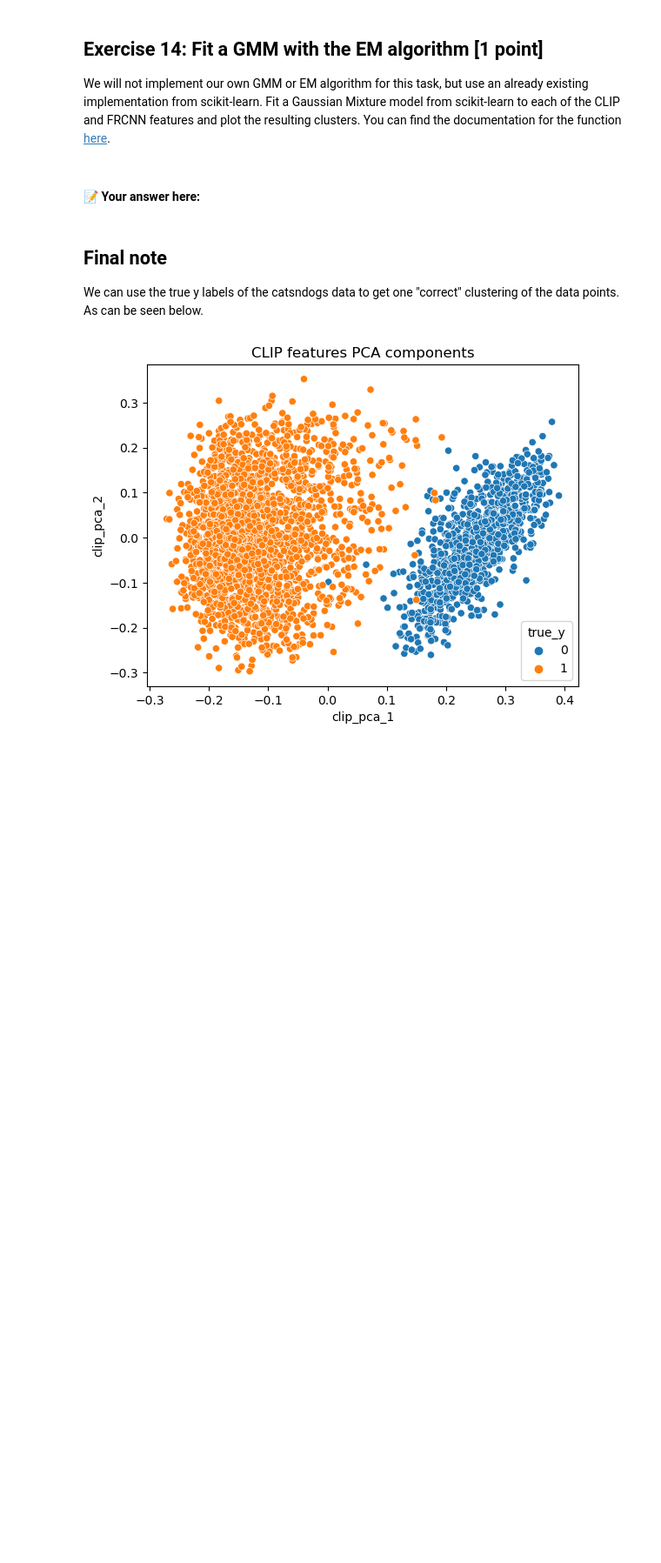
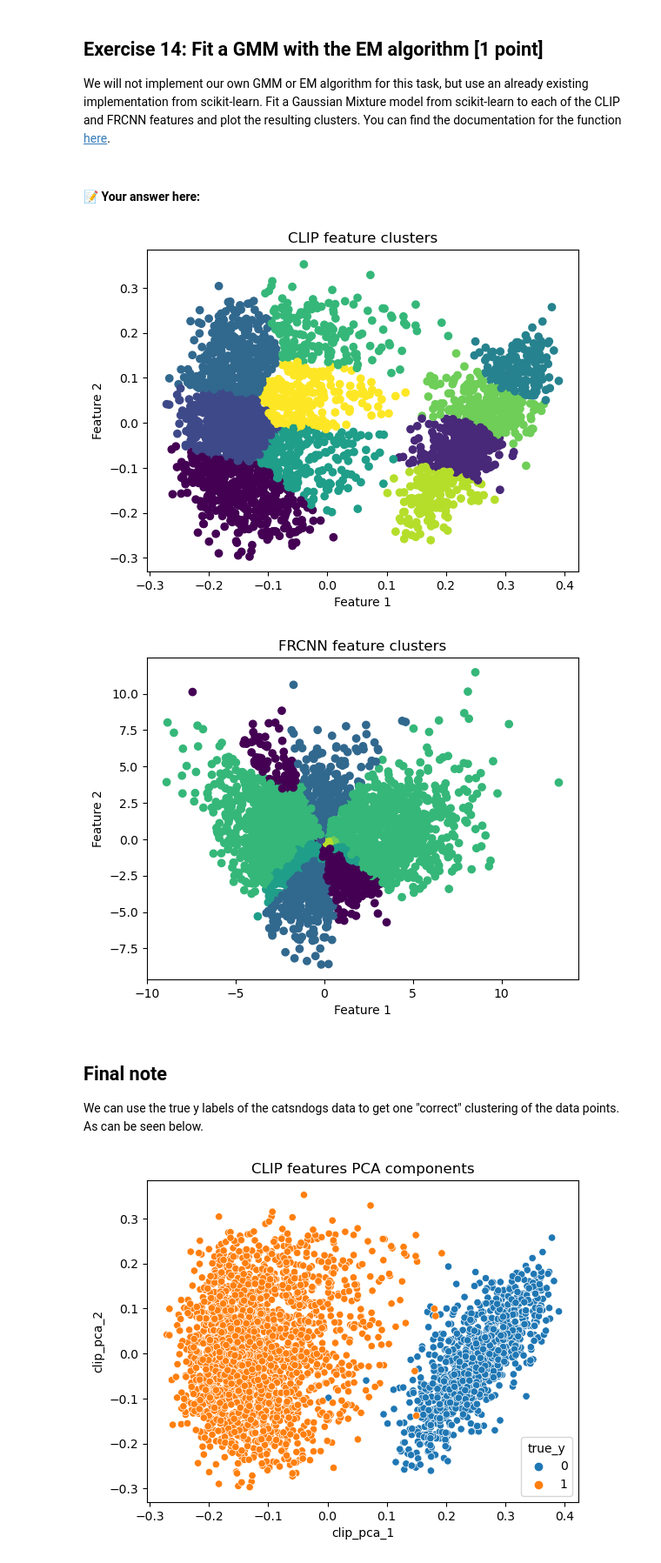
Before and after one commit to maximiliann97/TDA233-Algoritms-ML, a Jupyter notebook: HW3_2023.ipynb, the cells around one changed output. Shown at 87% size. Cells and saved outputs as stored; diff of their text form; code cells hidden in the pictures; blank space fills up the shorter version.

```diff
--- a/HW3_2023.ipynb
+++ b/HW3_2023.ipynb
@@ -1442,3 +1422,27 @@ gm = GaussianMixture(n_components=2, random_state=0).fit(clip_data)
+# %%
+from sklearn.mixture import GaussianMixture
+
+clip_features = cluster_data[['clip_pca_1', 'clip_pca_2']].to_numpy()
+frcnn_features = cluster_data[['frcnn_pca_1', 'frcnn_pca_2']].to_numpy()
+
+gmm_clip = GaussianMixture(n_components=10).fit(clip_features)
+clip_labels = gmm_clip.predict(clip_features)
+plt.scatter(clip_features[:, 0], clip_features[:, 1], c=clip_labels)
+plt.title('CLIP feature clusters')
+plt.xlabel('Feature 1')
+plt.ylabel('Feature 2')
+plt.show()
+
+gmm_frcnn = GaussianMixture(n_components=10).fit(frcnn_features)
+frcnn_labels = gmm_clip.predict(frcnn_features)
+plt.scatter(frcnn_features[:, 0], frcnn_features[:, 1], c=frcnn_labels)
+plt.title('FRCNN feature clusters')
+plt.xlabel('Feature 1')
+plt.ylabel('Feature 2')
+plt.show()
+# %% [output]
+[figure, added]
+[figure, added]
 # %% [markdown]
 ## Final note
 
```
Also changed, not shown: parts of 2 cells of this notebook.
